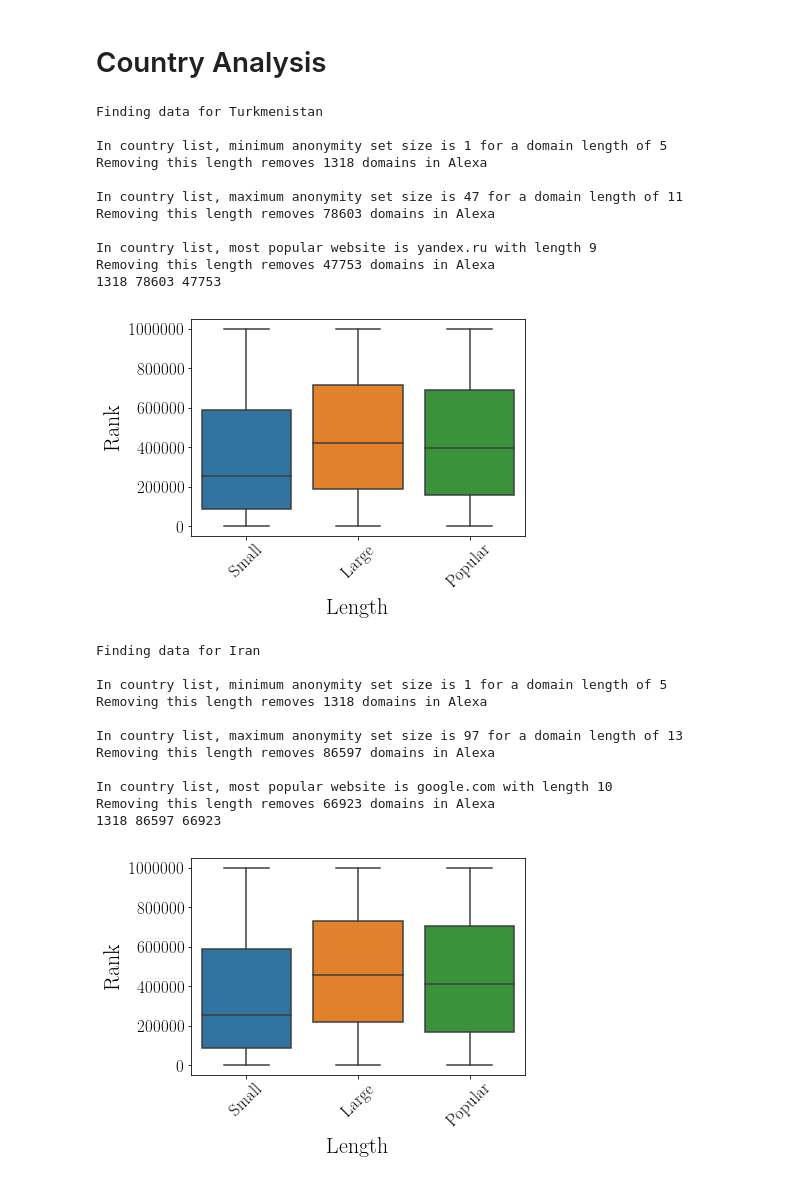
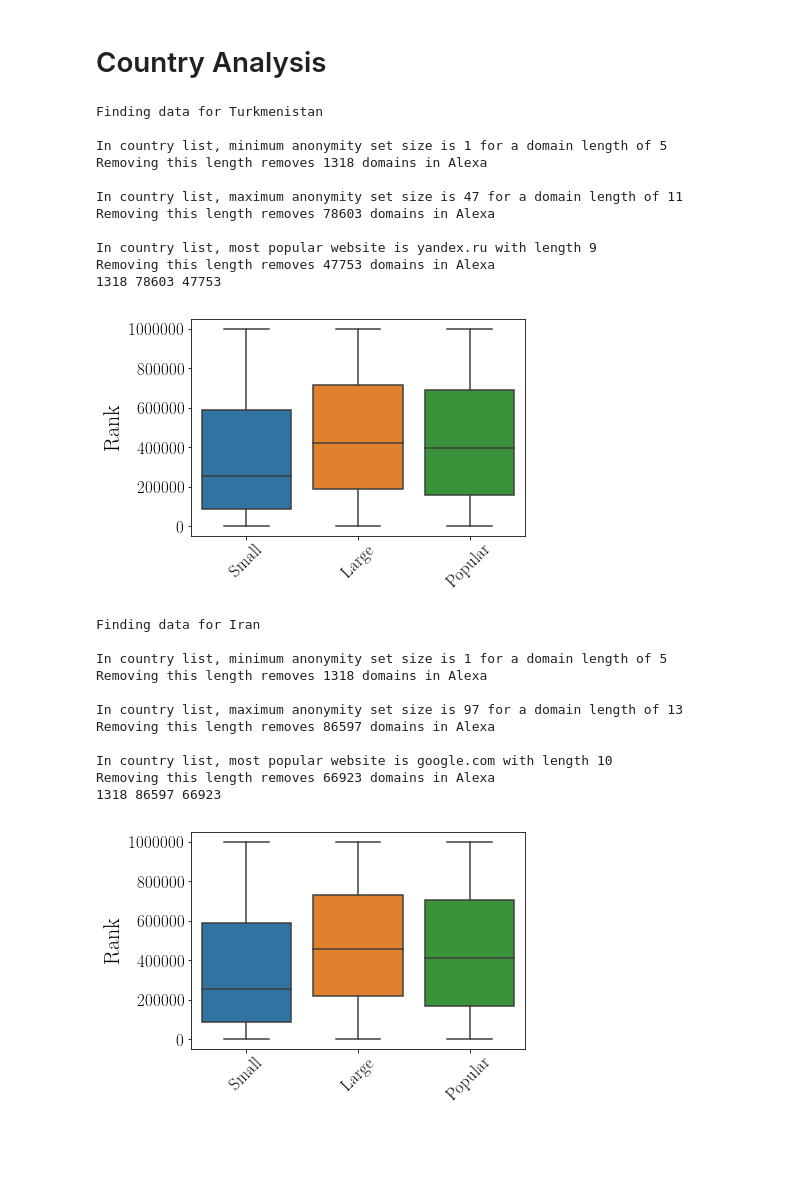
Before and after one commit to spring-epfl/doh_traffic_analysis, a Jupyter notebook: code/censorship/censored_domains.ipynb, the cells around one changed output. Cells and saved outputs as stored; diff of their text form; code cells hidden in the pictures; blank space fills up the shorter version.

```diff
--- a/code/censorship/censored_domains.ipynb
+++ b/code/censorship/censored_domains.ipynb
@@ -408,35 +408,35 @@ for country in country_files:
     print "Removing this length removes", min_damage, "domains in Alexa"
     print "\nIn country list, maximum anonymity set size is", max_anonset_val, "for a domain length of", max_anonset_len
     print "Removing this length removes", max_damage, "domains in Alexa"
     print "\nIn country list, most popular website is", popular_site, "with length", len(popular_site)
     print "Removing this length removes", popular_damage, "domains in Alexa"
 
     print len(min_rankings), len(max_rankings), len(popular_rankings)
     all_rankings = [min_rankings, max_rankings, popular_rankings]
     df = pd.DataFrame(all_rankings)
     df = df.transpose()
     df.columns = ["Small", "Large", "Popular"]
     sns.boxplot(data=df)
     #sns.swarmplot(data=df, color=".25")
     plt.ylabel("Rank", fontsize=22)
-    plt.xlabel("Length", fontsize=22)
+    #plt.xlabel("Length", fontsize=22)
     plt.tick_params(labelsize=17)
     plt.xticks(rotation=45)
     #plt.xticks(range(1, 7), country_list)
     plt.show()
 # %% [output]
 Finding data for Turkmenistan
 
 In country list, minimum anonymity set size is 1 for a domain length of 5
 Removing this length removes 1318 domains in Alexa
 
 In country list, maximum anonymity set size is 47 for a domain length of 11
 Removing this length removes 78603 domains in Alexa
 
 In country list, most popular website is yandex.ru with length 9
 Removing this length removes 47753 domains in Alexa
 1318 78603 47753
-[figure, old version]
+[figure, new version]
 Finding data for Iran
 
 In country list, minimum anonymity set size is 1 for a domain length of 5
@@ -448,7 +448,7 @@ Removing this length removes 86597 domains in Alexa
 In country list, most popular website is google.com with length 10
 Removing this length removes 66923 domains in Alexa
 1318 86597 66923
-[figure, old version]
+[figure, new version]
 Finding data for Eritrea
 
 In country list, minimum anonymity set size is 1 for a domain length of 27
```
Also changed, not shown: parts of 3 cells of this notebook.
